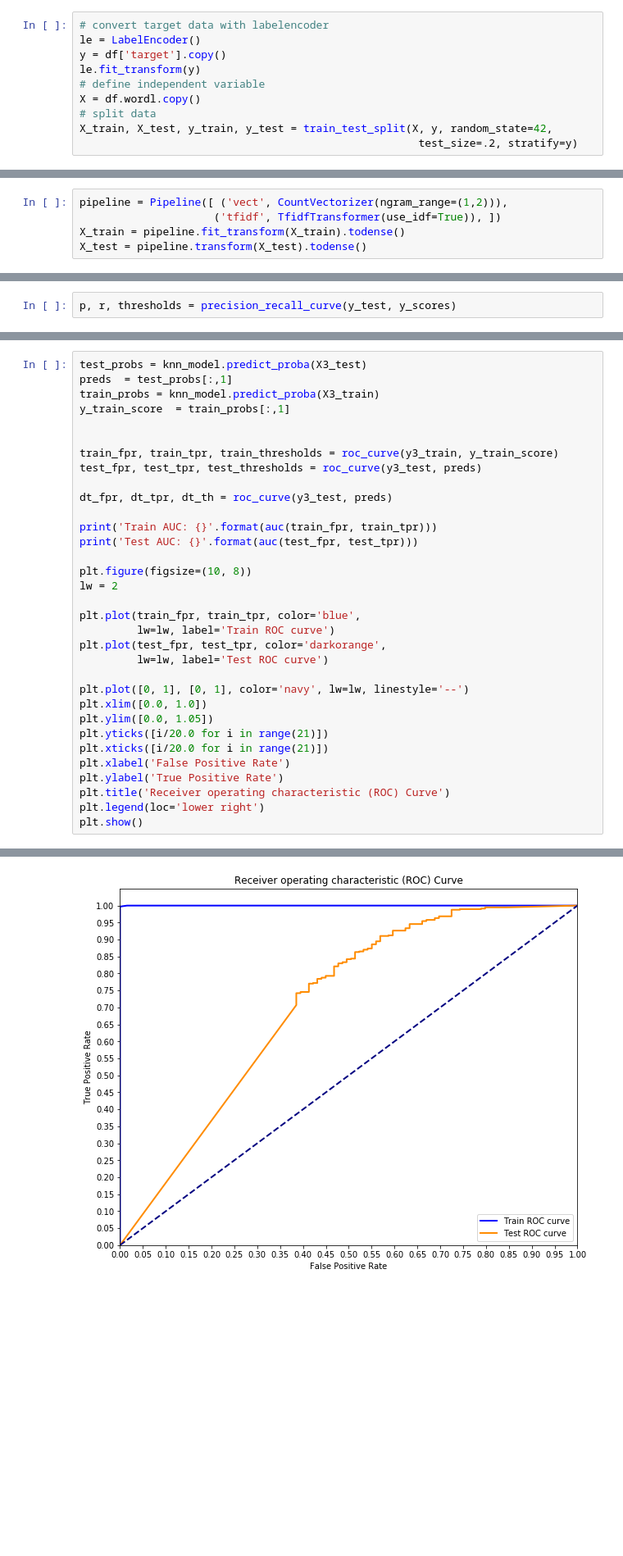
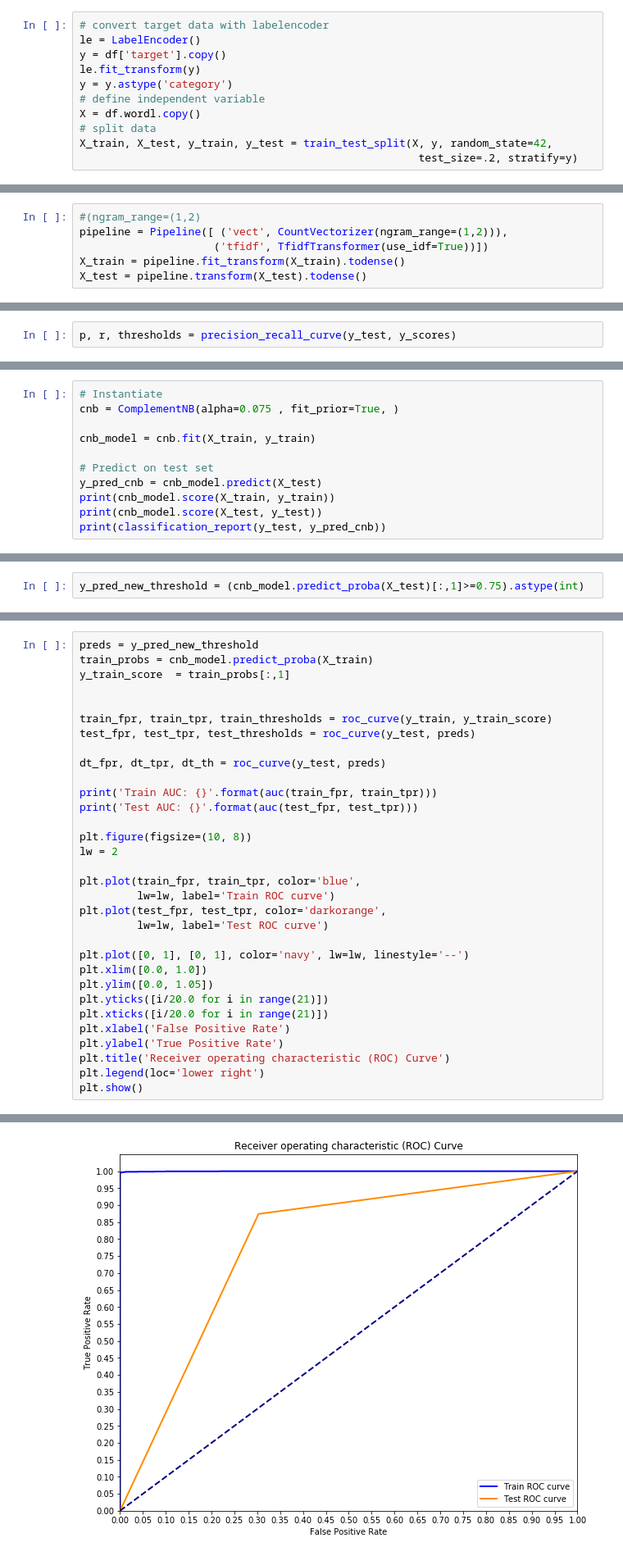
Before and after one commit to 8REN/NLP_sentiment_classification_tweets, a Jupyter notebook: statistical_methods.ipynb, the cells around one changed output, grey strips where cells are left out. Shown at 82% size. Cells and saved outputs as stored; diff of their text form; blank space fills up the shorter version.

```diff
--- a/statistical_methods.ipynb
+++ b/statistical_methods.ipynb
@@ -133,6 +186,7 @@ df = pd.read_csv('pn_df.csv')
 le = LabelEncoder()
 y = df['target'].copy()
 le.fit_transform(y)
+y = y.astype('category')
 # define independent variable
 X = df.wordl.copy()
 # split data
@@ -156,6 +207,7 @@ Validation shape: (272, 16802)
 # %%
+#(ngram_range=(1,2)
 pipeline = Pipeline([ ('vect', CountVectorizer(ngram_range=(1,2))),
-                     ('tfidf', TfidfTransformer(use_idf=True)), ])
+                     ('tfidf', TfidfTransformer(use_idf=True))])
 X_train = pipeline.fit_transform(X_train).todense()
 X_test = pipeline.transform(X_test).todense()
 # %%
@@ -428,0 +526,11 @@ Test Accuracy: 0.86
+# %%
+# Instantiate
+cnb = ComplementNB(alpha=0.075 , fit_prior=True, )
+
+cnb_model = cnb.fit(X_train, y_train)
+
+# Predict on test set
+y_pred_cnb = cnb_model.predict(X_test)
+print(cnb_model.score(X_train, y_train))
+print(cnb_model.score(X_test, y_test))
+print(classification_report(y_test, y_pred_cnb))
@@ -428,0 +553,2 @@ Test Accuracy: 0.86
+# %%
+y_pred_new_threshold = (cnb_model.predict_proba(X_test)[:,1]>=0.75).astype(int)
@@ -429,14 +602,13 @@ Test Accuracy: 0.86
 # %%
-test_probs = knn_model.predict_proba(X3_test)
-preds  = test_probs[:,1]
-train_probs = knn_model.predict_proba(X3_train)
+preds = y_pred_new_threshold
+train_probs = cnb_model.predict_proba(X_train)
 y_train_score  = train_probs[:,1]
 
 
-train_fpr, train_tpr, train_thresholds = roc_curve(y3_train, y_train_score)
-test_fpr, test_tpr, test_thresholds = roc_curve(y3_test, preds)
+train_fpr, train_tpr, train_thresholds = roc_curve(y_train, y_train_score)
+test_fpr, test_tpr, test_thresholds = roc_curve(y_test, preds)
 
-dt_fpr, dt_tpr, dt_th = roc_curve(y3_test, preds)
+dt_fpr, dt_tpr, dt_th = roc_curve(y_test, preds)
 
 print('Train AUC: {}'.format(auc(train_fpr, train_tpr)))
 print('Test AUC: {}'.format(auc(test_fpr, test_tpr)))
@@ -465 +637 @@ Test AUC: 0.7070416867857718
-[figure, old version]
+[figure, new version]
```
Also changed, not shown: parts of 119 cells of this notebook, 12 other files.
